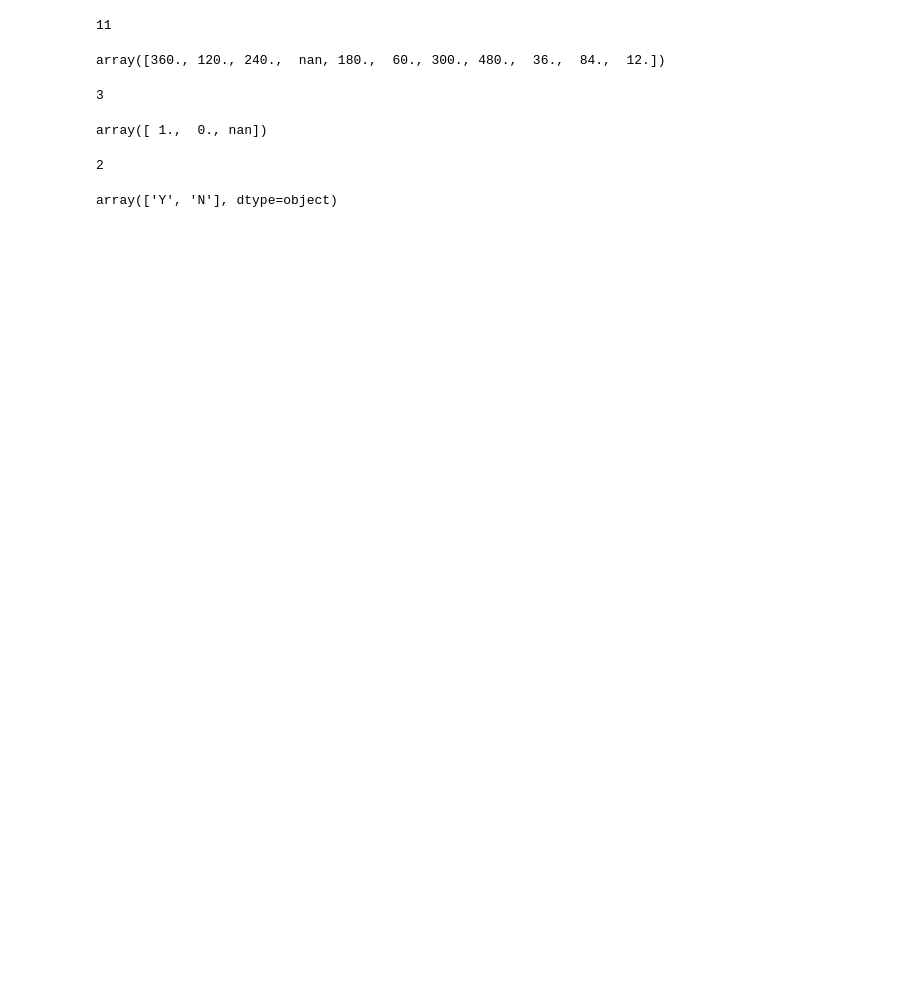
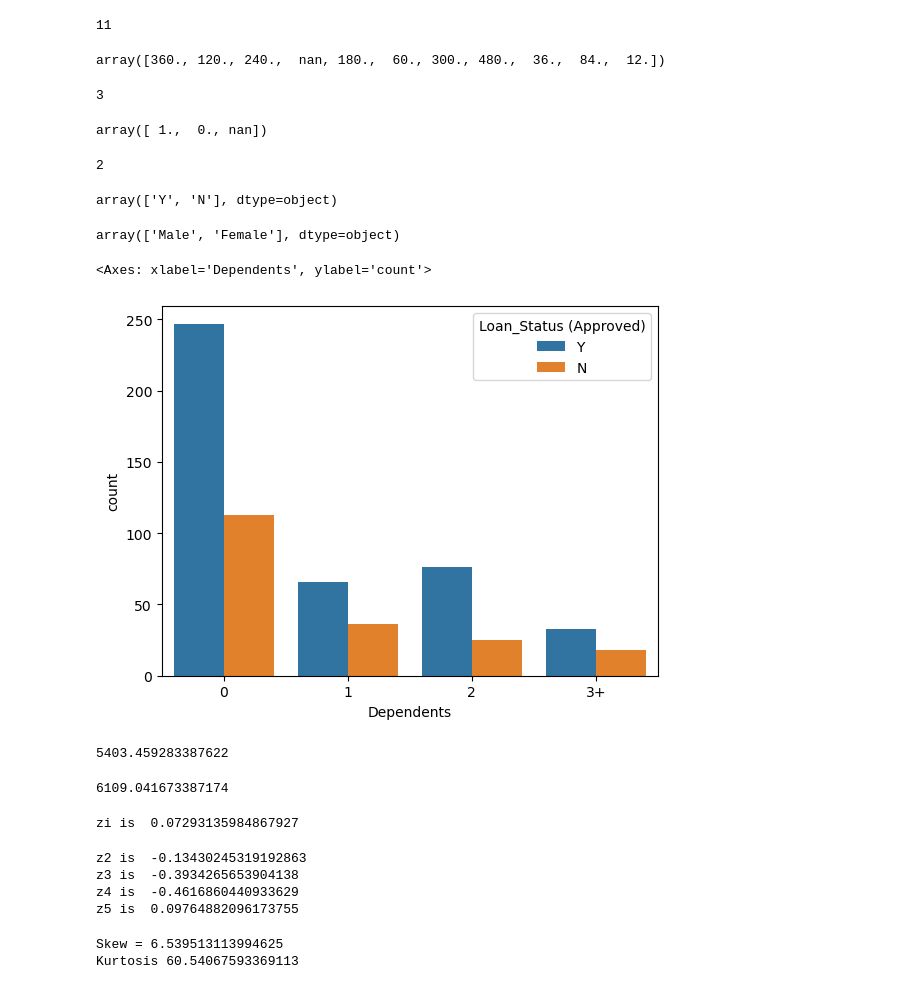
Before and after one commit to srinidhireddy786/DataAnalysis2, a Jupyter notebook: dec012025.ipynb, the cells around one changed output. Cells and saved outputs as stored; diff of their text form; code cells hidden in the pictures; blank space fills up the shorter version.

```diff
--- a/dec012025.ipynb
+++ b/dec012025.ipynb
@@ -157,3 +157,61 @@ len(df['Loan_Status (Approved)'].unique())
 df['Loan_Status (Approved)'].unique()
 # %% [output]
 array(['Y', 'N'], dtype=object)
+# %%
+mode_cols = ['Gender', 'Married', 'Dependents', 'Education',
+             'Self_Employed', 'Credit_History', 'Property_Area']
+
+df[mode_cols] = df[mode_cols].fillna(df[mode_cols].mode().iloc[0])
+# %%
+median_cols = ['ApplicantIncome', 'LoanAmoun', 'LoanAmount', 'Loan_Amount_Term']
+
+df[median_cols] = df[median_cols].fillna(df[median_cols].median())
+# %%
+df['Gender'].unique()
+# %% [output]
+array(['Male', 'Female'], dtype=object)
+# %%
+sns.countplot(x='Dependents',data=df,hue='Loan_Status (Approved)')
+# %% [output]
+<Axes: xlabel='Dependents', ylabel='count'>
+[figure, added]
+# %%
+mean=df['ApplicantIncome'].mean()
+print(mean)
+# %% [output]
+5403.459283387622
+# %%
+standard_deviation=df['ApplicantIncome'].std()
+print(standard_deviation)
+# %% [output]
+6109.041673387174
+# %%
+z1=(5849-mean)/standard_deviation
+print('z1 is ',z1)
+# %% [output]
+zi is  0.07293135984867927
+# %%
+z2=(4583-mean)/standard_deviation
+print('z2 is ',z2)
+
+z3=(3000-mean)/standard_deviation
+print('z3 is ',z3)
+
+z4=(2583-mean)/standard_deviation
+print('z4 is ',z4)
+
+z5=(6000-mean)/standard_deviation
+print('z5 is ',z5)
+# %% [output]
+z2 is  -0.13430245319192863
+z3 is  -0.3934265653904138
+z4 is  -0.4616860440933629
+z5 is  0.09764882096173755
+# %%
+skew=df['ApplicantIncome'].skew()
+print('Skew =',skew)
+ku=df['ApplicantIncome'].kurtosis()
+print('Kurtosis',ku)
+# %% [output]
+Skew = 6.539513113994625
+Kurtosis 60.54067593369113
```
Also changed, not shown: parts of 29 cells of this notebook, 1 other file.
